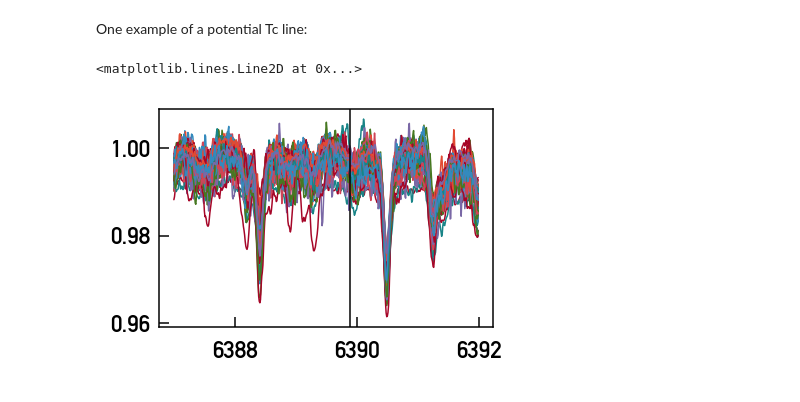
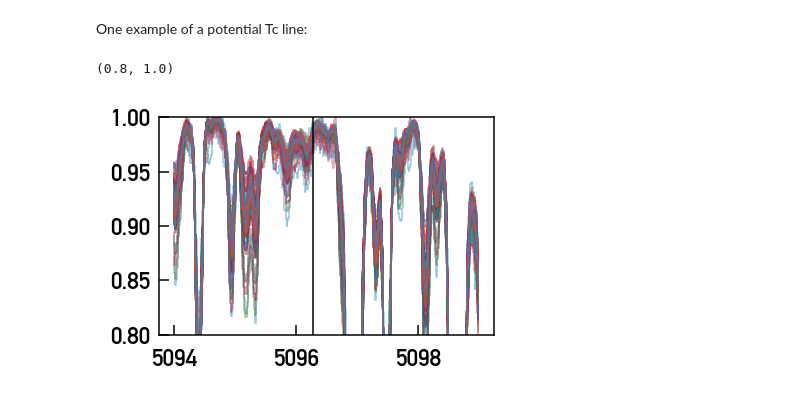
Before and after one commit to megbedell/silver-robot, a Jupyter notebook: notebooks/aliens.ipynb, the cells around one changed output. Cells and saved outputs as stored; diff of their text form; code cells hidden in the pictures.

```diff
--- a/notebooks/aliens.ipynb
+++ b/notebooks/aliens.ipynb
@@ -12,10 +19,12 @@ N = len(star_names)
 # %% [markdown]
 One example of a potential Tc line:
 # %%
-inds = (waves > 6387.) & (waves < 6392.)
+Tc_line = 5096.280
+inds = (waves > 5094.) & (waves < 5099.)
 for i in range(N):
-    plt.plot(waves[inds], fluxs[i,inds])
-plt.axvline(6389.88, color='k')
+    plt.step(waves[inds], fluxs[i,inds], alpha=0.5)
+plt.axvline(Tc_line, color='k')
+plt.ylim([0.8,1.0])
 # %% [output]
-<matplotlib.lines.Line2D at 0x...>
+(0.8, 1.0)
-[figure, old version]
+[figure, new version]
```
Also changed, not shown: parts of 5 cells of this notebook.
